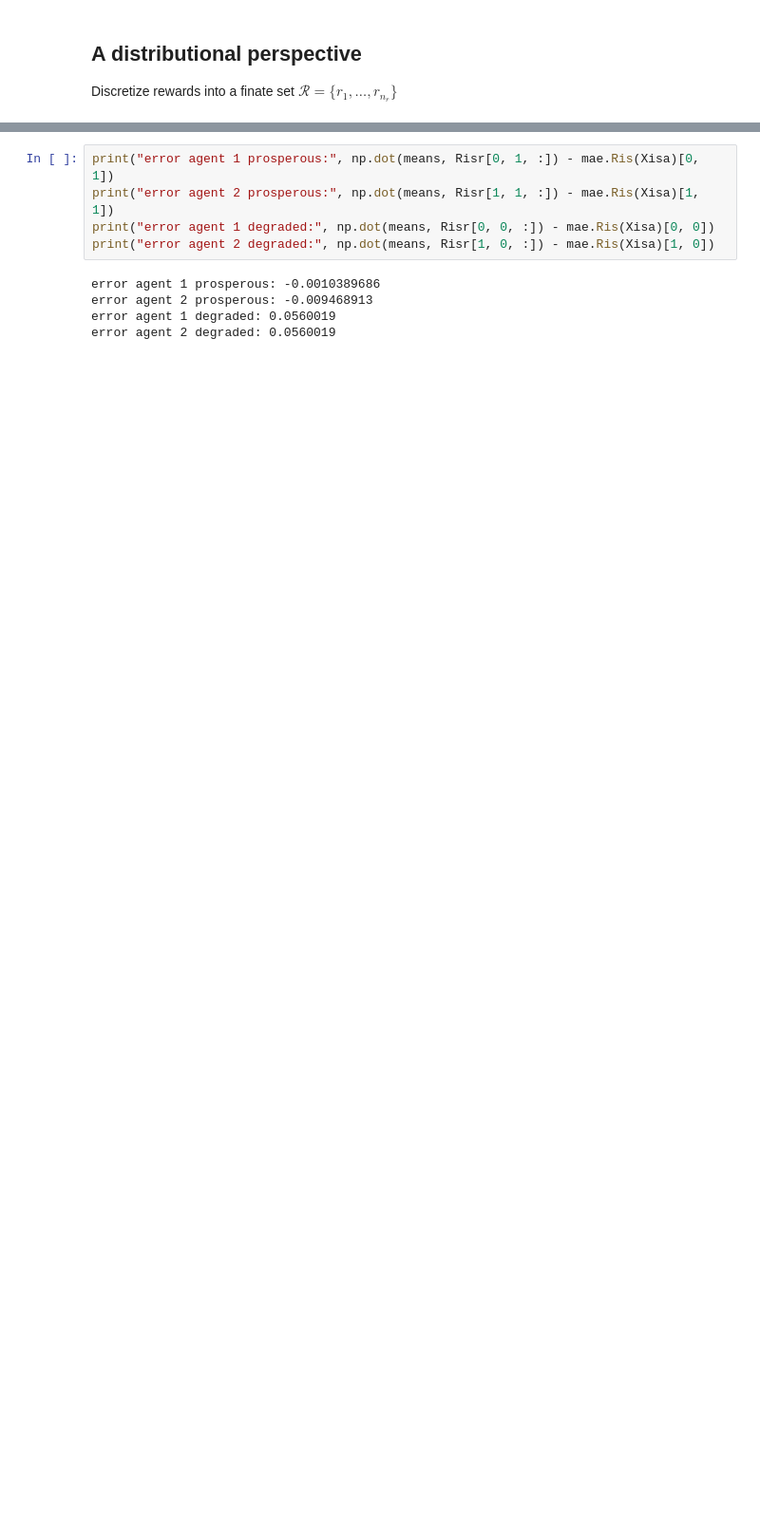
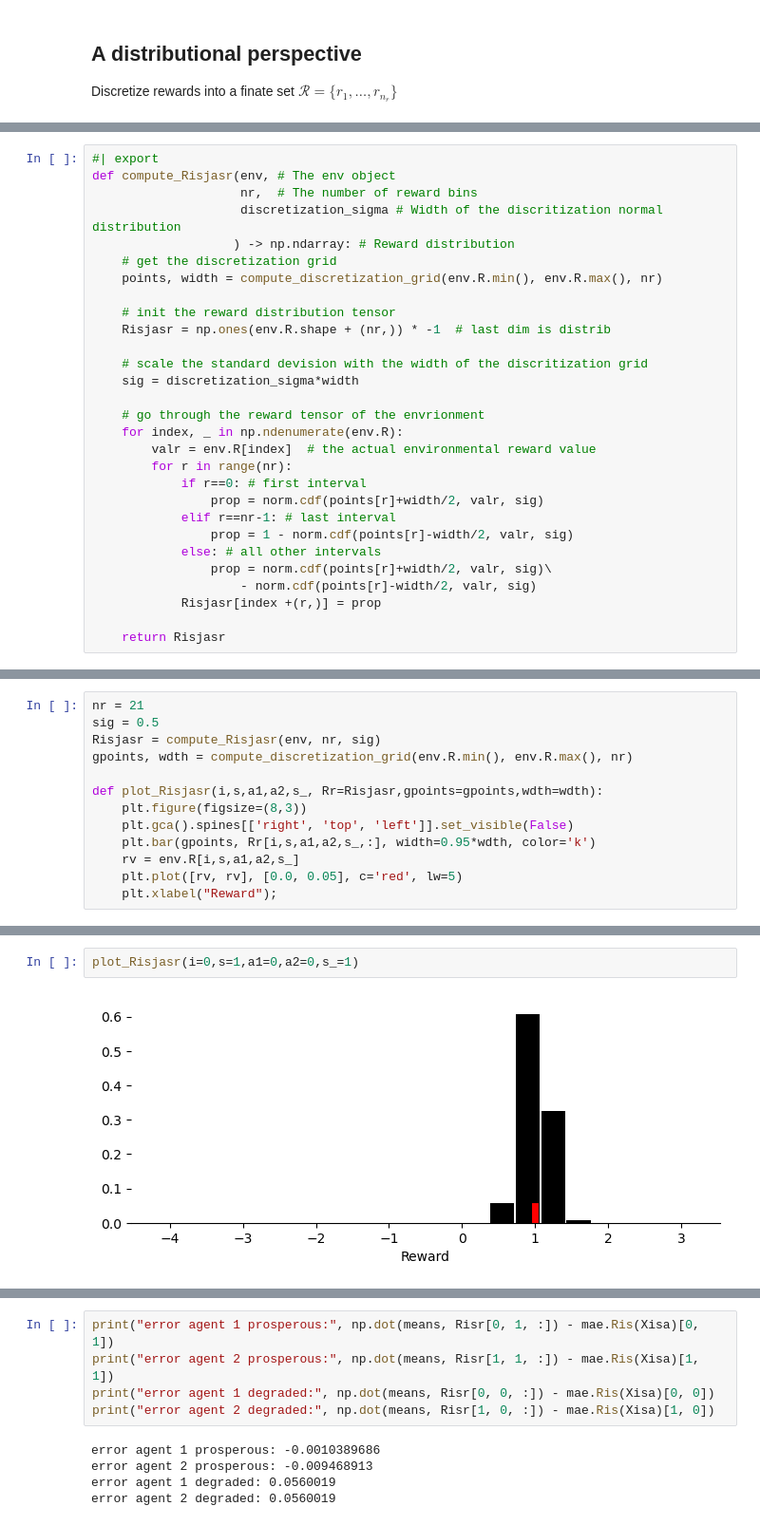
Before and after one commit to gerardoparra/pyDDRL, a Jupyter notebook: DistLD.ipynb, the cells around one changed output, grey strips where cells are left out. Shown at 95% size. Saved outputs shown, nothing was run; the diff lists cells and outputs as text; blank space fills up the shorter version.

```diff
--- a/DistLD.ipynb
+++ b/DistLD.ipynb
@@ -165,0 +101,29 @@ Text(0.5, 0, 'Reward value')
+# %%
+#| export
+def compute_Risjasr(env, # The env object
+                    nr,  # The number of reward bins
+                    discretization_sigma # Width of the discritization normal distribution
+                   ) -> np.ndarray: # Reward distribution
+    # get the discretization grid
+    points, width = compute_discretization_grid(env.R.min(), env.R.max(), nr)
+
+    # init the reward distribution tensor
+    Risjasr = np.ones(env.R.shape + (nr,)) * -1  # last dim is distrib
+
+    # scale the standard devision with the width of the discritization grid
+    sig = discretization_sigma*width
+
+    # go through the reward tensor of the envrionment
+    for index, _ in np.ndenumerate(env.R):
+        valr = env.R[index]  # the actual environmental reward value
+        for r in range(nr):
+            if r==0: # first interval
+                prop = norm.cdf(points[r]+width/2, valr, sig)
+            elif r==nr-1: # last interval
+                prop = 1 - norm.cdf(points[r]-width/2, valr, sig)
+            else: # all other intervals
+                prop = norm.cdf(points[r]+width/2, valr, sig)\
+                    - norm.cdf(points[r]-width/2, valr, sig)
+            Risjasr[index +(r,)] = prop
+
+    return Risjasr
@@ -165,0 +132,13 @@ Text(0.5, 0, 'Reward value')
+# %%
+nr = 21
+sig = 0.5
+Risjasr = compute_Risjasr(env, nr, sig)
+gpoints, wdth = compute_discretization_grid(env.R.min(), env.R.max(), nr)
+
+def plot_Risjasr(i,s,a1,a2,s_, Rr=Risjasr,gpoints=gpoints,wdth=wdth):
+    plt.figure(figsize=(8,3))
+    plt.gca().spines[['right', 'top', 'left']].set_visible(False)
+    plt.bar(gpoints, Rr[i,s,a1,a2,s_,:], width=0.95*wdth, color='k')
+    rv = env.R[i,s,a1,a2,s_]
+    plt.plot([rv, rv], [0.0, 0.05], c='red', lw=5)
+    plt.xlabel("Reward");
@@ -165,0 +147,4 @@ Text(0.5, 0, 'Reward value')
+# %%
+plot_Risjasr(i=0,s=1,a1=0,a2=0,s_=1)
+# %% [output]
+[figure, added]
```
Also changed, not shown: parts of 66 cells of this notebook, 2 other files.
